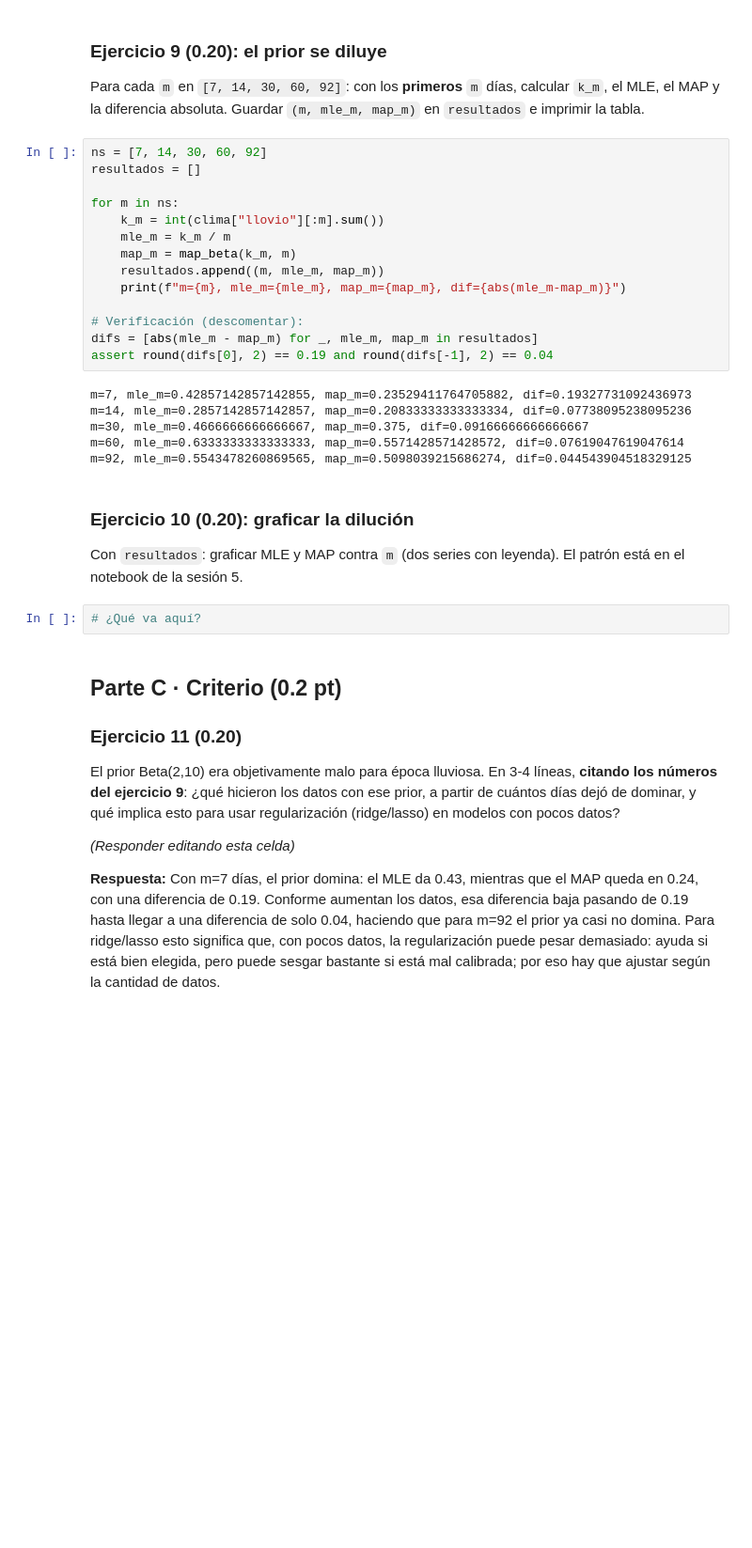
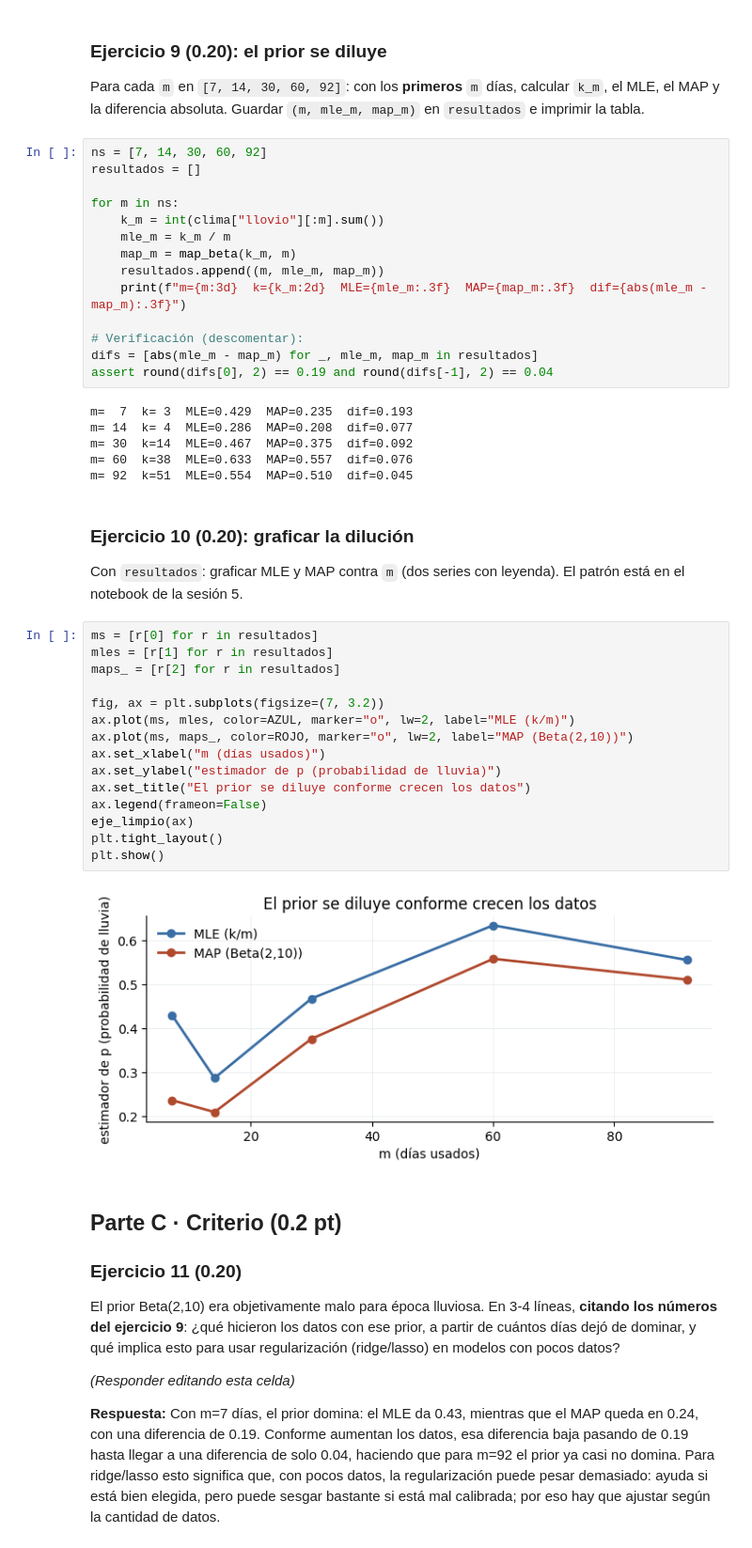
Before and after one commit to Juanda-C7/DataScienceHDT2-Probabilidad-MLE-MAP, a Jupyter notebook: Con IA (completo)/HDT2-IA.ipynb, the cells around one changed output. Shown at 94% size. Cells and saved outputs as stored; diff of their text form; blank space fills up the shorter version.

```diff
--- a/Con IA (completo)/HDT2-IA.ipynb
+++ b/Con IA (completo)/HDT2-IA.ipynb
@@ -201,23 +225,38 @@ for m in ns:
     mle_m = k_m / m
     map_m = map_beta(k_m, m)
     resultados.append((m, mle_m, map_m))
-    print(f"m={m}, mle_m={mle_m}, map_m={map_m}, dif={abs(mle_m-map_m)}")
+    print(f"m={m:3d}  k={k_m:2d}  MLE={mle_m:.3f}  MAP={map_m:.3f}  dif={abs(mle_m - map_m):.3f}")
 
 # Verificación (descomentar):
 difs = [abs(mle_m - map_m) for _, mle_m, map_m in resultados]
 assert round(difs[0], 2) == 0.19 and round(difs[-1], 2) == 0.04
 # %% [output]
-m=7, mle_m=0.42857142857142855, map_m=0.23529411764705882, dif=0.19327731092436973
-m=14, mle_m=0.2857142857142857, map_m=0.20833333333333334, dif=0.07738095238095236
-m=30, mle_m=0.4666666666666667, map_m=0.375, dif=0.09166666666666667
-m=60, mle_m=0.6333333333333333, map_m=0.5571428571428572, dif=0.07619047619047614
-m=92, mle_m=0.5543478260869565, map_m=0.5098039215686274, dif=0.044543904518329125
+m=  7  k= 3  MLE=0.429  MAP=0.235  dif=0.193
+m= 14  k= 4  MLE=0.286  MAP=0.208  dif=0.077
+m= 30  k=14  MLE=0.467  MAP=0.375  dif=0.092
+m= 60  k=38  MLE=0.633  MAP=0.557  dif=0.076
+m= 92  k=51  MLE=0.554  MAP=0.510  dif=0.045
 # %% [markdown]
 ### Ejercicio 10 (0.20): graficar la dilución
 
 Con `resultados`: graficar MLE y MAP contra `m` (dos series con leyenda). El patrón está en el notebook de la sesión 5.
 # %%
-# ¿Qué va aquí?
+ms = [r[0] for r in resultados]
+mles = [r[1] for r in resultados]
+maps_ = [r[2] for r in resultados]
+
+fig, ax = plt.subplots(figsize=(7, 3.2))
+ax.plot(ms, mles, color=AZUL, marker="o", lw=2, label="MLE (k/m)")
+ax.plot(ms, maps_, color=ROJO, marker="o", lw=2, label="MAP (Beta(2,10))")
+ax.set_xlabel("m (días usados)")
+ax.set_ylabel("estimador de p (probabilidad de lluvia)")
+ax.set_title("El prior se diluye conforme crecen los datos")
+ax.legend(frameon=False)
+eje_limpio(ax)
+plt.tight_layout()
+plt.show()
+# %% [output]
+[figure, added]
 # %% [markdown]
 ## Parte C · Criterio (0.2 pt)
 
```
Also changed, not shown: parts of 7 cells of this notebook, 2 other files.
